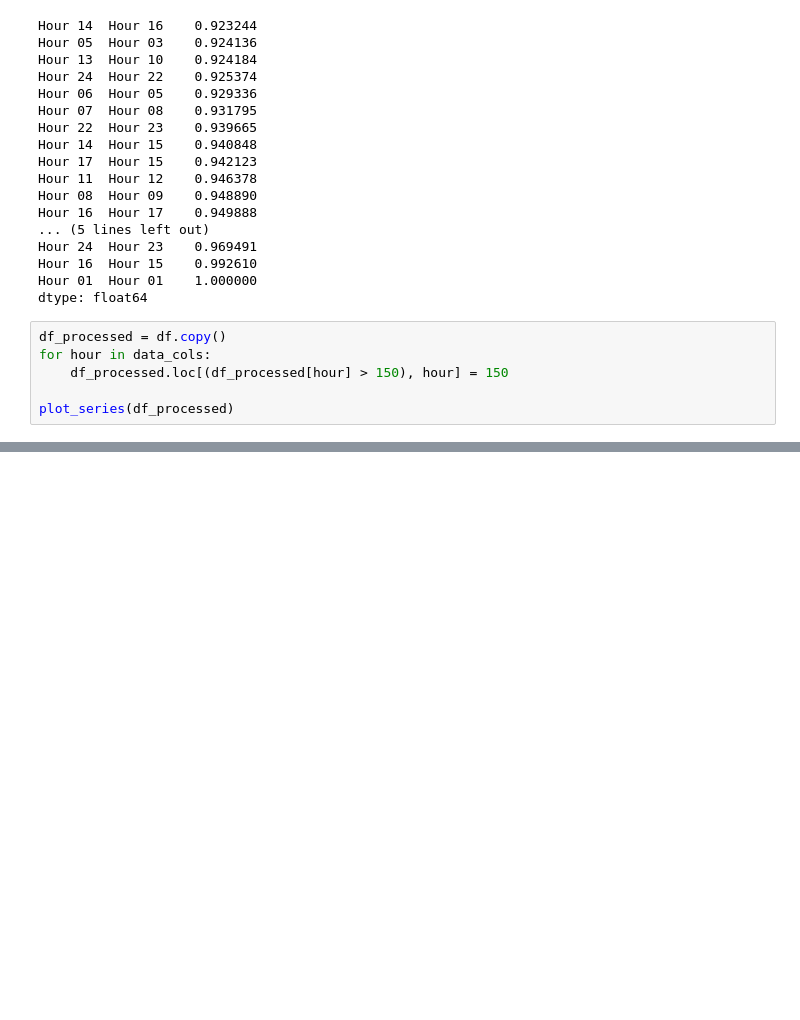
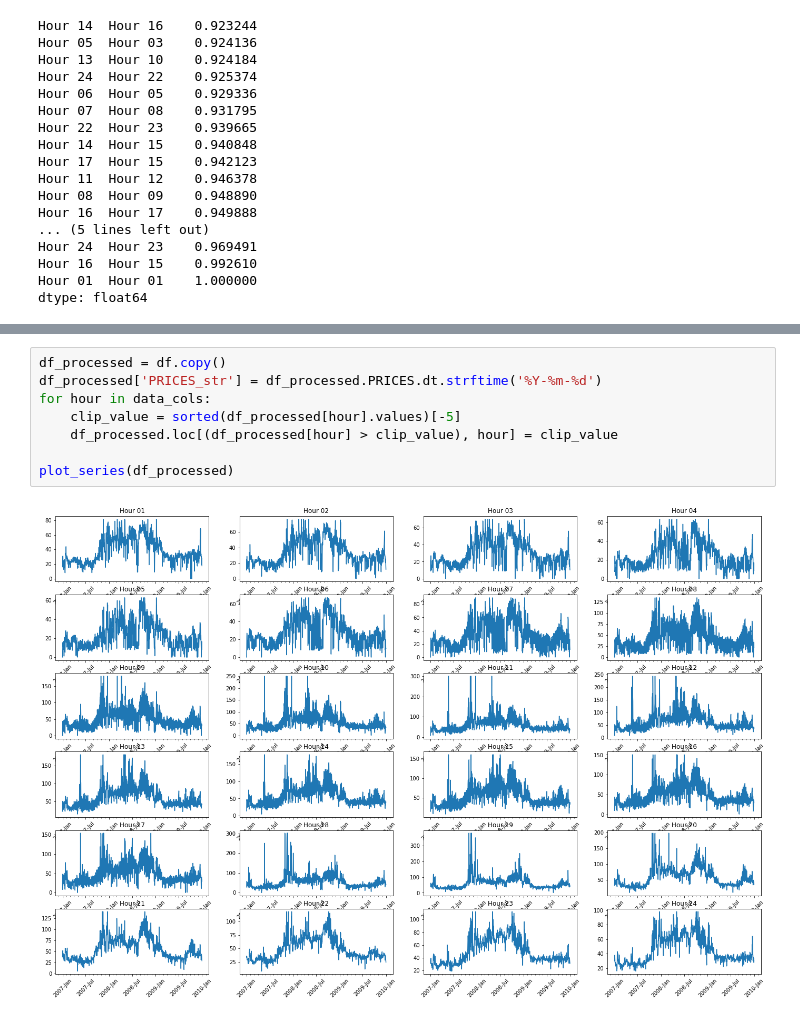
Before and after one commit to andpuc23/PoRL, a Jupyter notebook: EDA.ipynb, the cells around one changed output, grey strips where cells are left out. Saved outputs shown, nothing was run; the diff lists cells and outputs as text; blank space fills up the shorter version.

```diff
--- a/EDA.ipynb
+++ b/EDA.ipynb
@@ -95,9 +95,3 @@ Hour 24  Hour 23    0.969491
 Hour 16  Hour 15    0.992610
 Hour 01  Hour 01    1.000000
 dtype: float64
-# %%
-df_processed = df.copy()
-for hour in data_cols:
-    df_processed.loc[(df_processed[hour] > 150), hour] = 150
-
-plot_series(df_processed)
@@ -134,0 +98,10 @@ dtype('<M8[ns]')
+# %%
+df_processed = df.copy()
+df_processed['PRICES_str'] = df_processed.PRICES.dt.strftime('%Y-%m-%d')
+for hour in data_cols:
+    clip_value = sorted(df_processed[hour].values)[-5]
+    df_processed.loc[(df_processed[hour] > clip_value), hour] = clip_value
+
+plot_series(df_processed)
+# %% [output]
+[figure, added]
```
Also changed, not shown: parts of 7 cells of this notebook.
